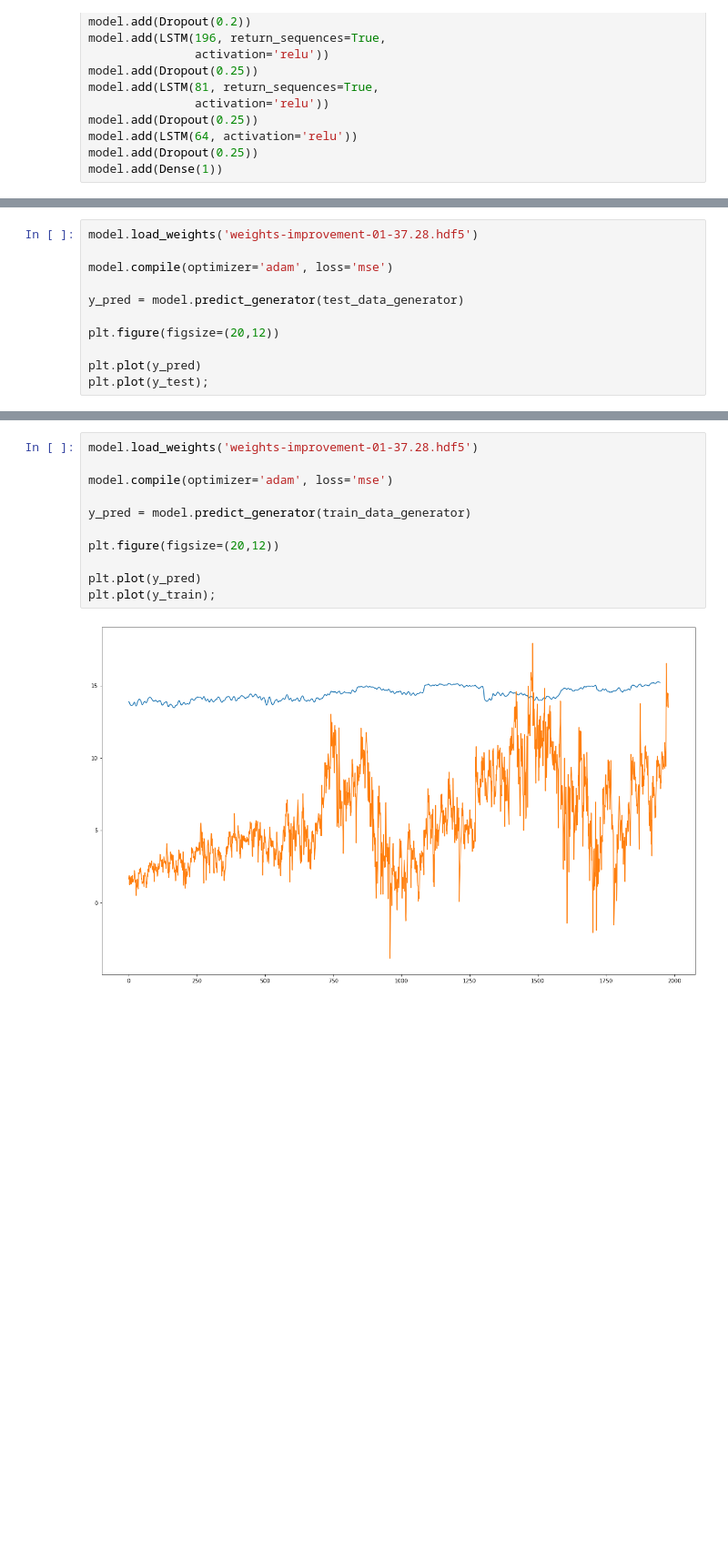
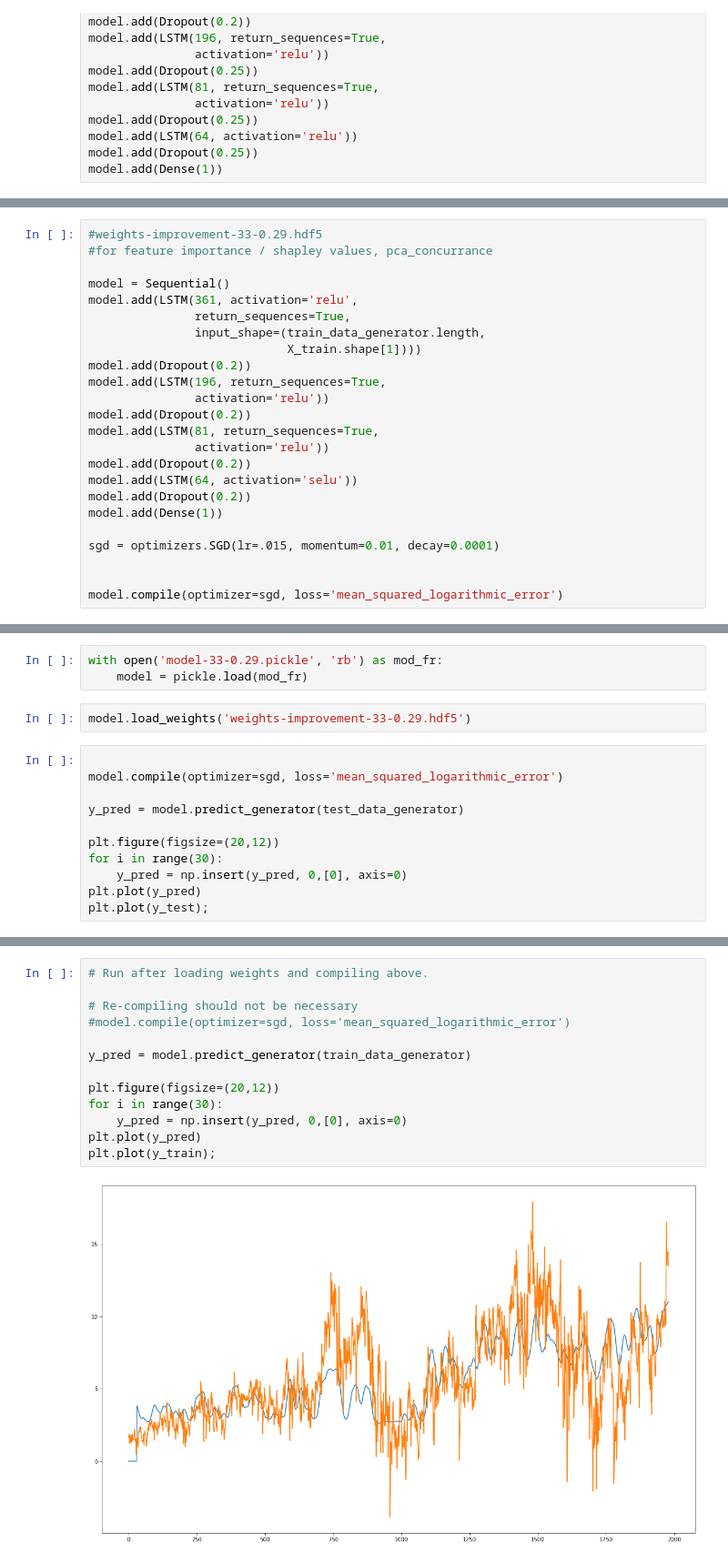
Before and after one commit to labs14-investment-risk-analysis/Data-Science, a Jupyter notebook: jupyter_notebooks/modeling/LSTM_regressions_fracdif.ipynb, the cells around one changed output, grey strips where cells are left out. Shown: that part at 91% size. Saved outputs shown, nothing was run; the diff lists cells and outputs as text; blank space fills up the shorter version.

Commit message:
improved model, etc. General progress commit

```diff
--- a/jupyter_notebooks/modeling/LSTM_regressions_fracdif.ipynb
+++ b/jupyter_notebooks/modeling/LSTM_regressions_fracdif.ipynb
@@ -310,0 +322,24 @@ model.add(Dense(1))
+# %%
+#weights-improvement-33-0.29.hdf5
+#for feature importance / shapley values, pca_concurrance
+
+model = Sequential()
+model.add(LSTM(361, activation='relu',
+               return_sequences=True,
+               input_shape=(train_data_generator.length,
+                            X_train.shape[1])))
+model.add(Dropout(0.2))
+model.add(LSTM(196, return_sequences=True,
+               activation='relu'))
+model.add(Dropout(0.2))
+model.add(LSTM(81, return_sequences=True,
+               activation='relu'))
+model.add(Dropout(0.2))
+model.add(LSTM(64, activation='selu'))
+model.add(Dropout(0.2))
+model.add(Dense(1))
+
+sgd = optimizers.SGD(lr=.015, momentum=0.01, decay=0.0001)
+
+
+model.compile(optimizer=sgd, loss='mean_squared_logarithmic_error')
@@ -311,12 +352,17 @@ model.add(Dense(1))
+# %%
+with open('model-33-0.29.pickle', 'rb') as mod_fr:
+    model = pickle.load(mod_fr)
+# %%
+model.load_weights('weights-improvement-33-0.29.hdf5')
 # %%
-model.load_weights('weights-improvement-01-37.28.hdf5')
 
-model.compile(optimizer='adam', loss='mse')
+model.compile(optimizer=sgd, loss='mean_squared_logarithmic_error')
 
 y_pred = model.predict_generator(test_data_generator)
 
 plt.figure(figsize=(20,12))
-
+for i in range(30):
+    y_pred = np.insert(y_pred, 0,[0], axis=0)
 plt.plot(y_pred)
 plt.plot(y_test);
 # %% [output]
@@ -329,13 +370,15 @@ plt.plot(df['AAPL_adjusted_close'])
 # %%
-model.load_weights('weights-improvement-01-37.28.hdf5')
+# Run after loading weights and compiling above.
 
-model.compile(optimizer='adam', loss='mse')
+# Re-compiling should not be necessary
+#model.compile(optimizer=sgd, loss='mean_squared_logarithmic_error')
 
 y_pred = model.predict_generator(train_data_generator)
 
 plt.figure(figsize=(20,12))
-
+for i in range(30):
+    y_pred = np.insert(y_pred, 0,[0], axis=0)
 plt.plot(y_pred)
 plt.plot(y_train);
 # %% [output]
-[figure, old version]
+[figure, new version]
```
Also changed, not shown: parts of 35 cells of this notebook, 18 other files.
